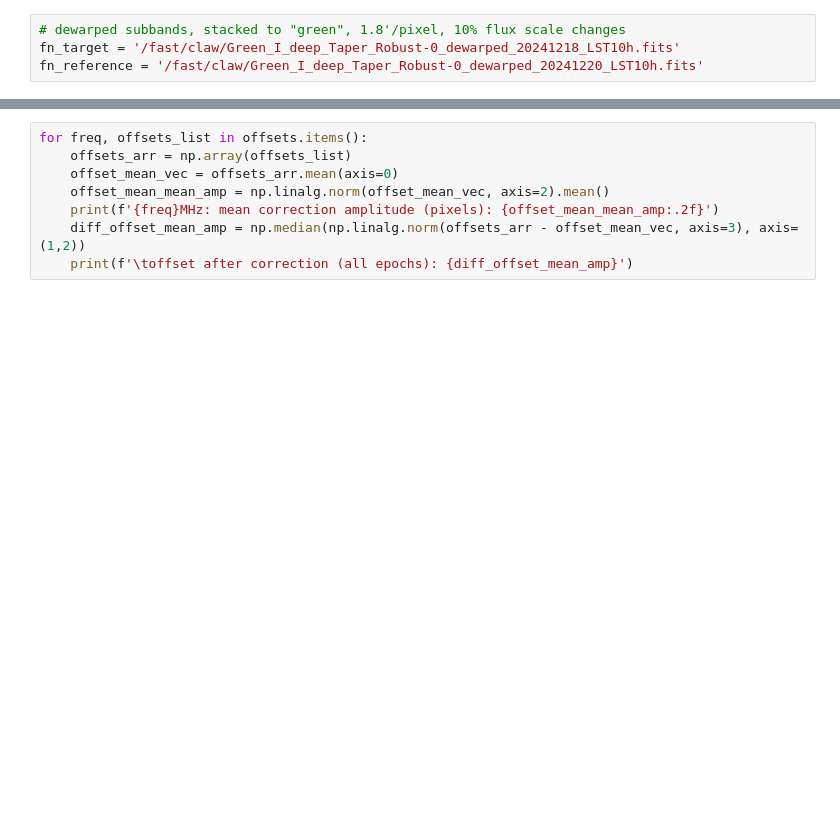
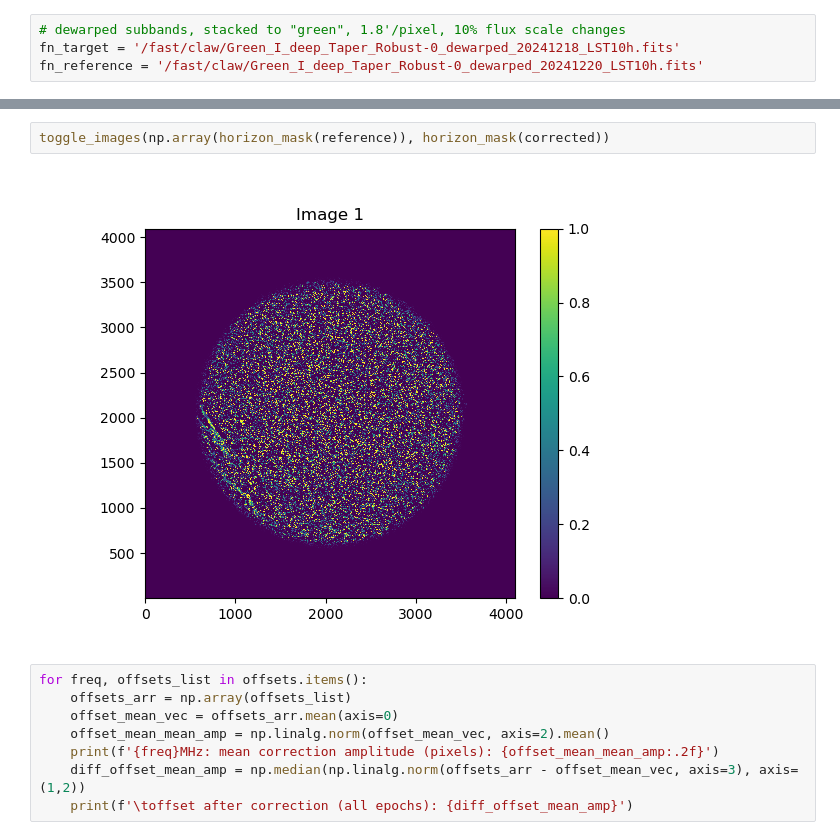
Before and after one commit to ovro-lwa/image-plane-correction, a Jupyter notebook: notebooks/optical_flow3.ipynb, the cells around one changed output, grey strips where cells are left out. Saved outputs shown, nothing was run; the diff lists cells and outputs as text; blank space fills up the shorter version.

```diff
--- a/notebooks/optical_flow3.ipynb
+++ b/notebooks/optical_flow3.ipynb
@@ -96,3 +122,7 @@ scidir2 = '/fast/gh/main/phase2/10h/2024-12-18/Science_20260419_030857'
+# %%
+toggle_images(np.array(horizon_mask(reference)), horizon_mask(corrected))
+# %% [output]
+[figure, added]
 # %%
 for freq, offsets_list in offsets.items():
     offsets_arr = np.array(offsets_list)
```
Also changed, not shown: parts of 17 cells of this notebook, 2 other files.
